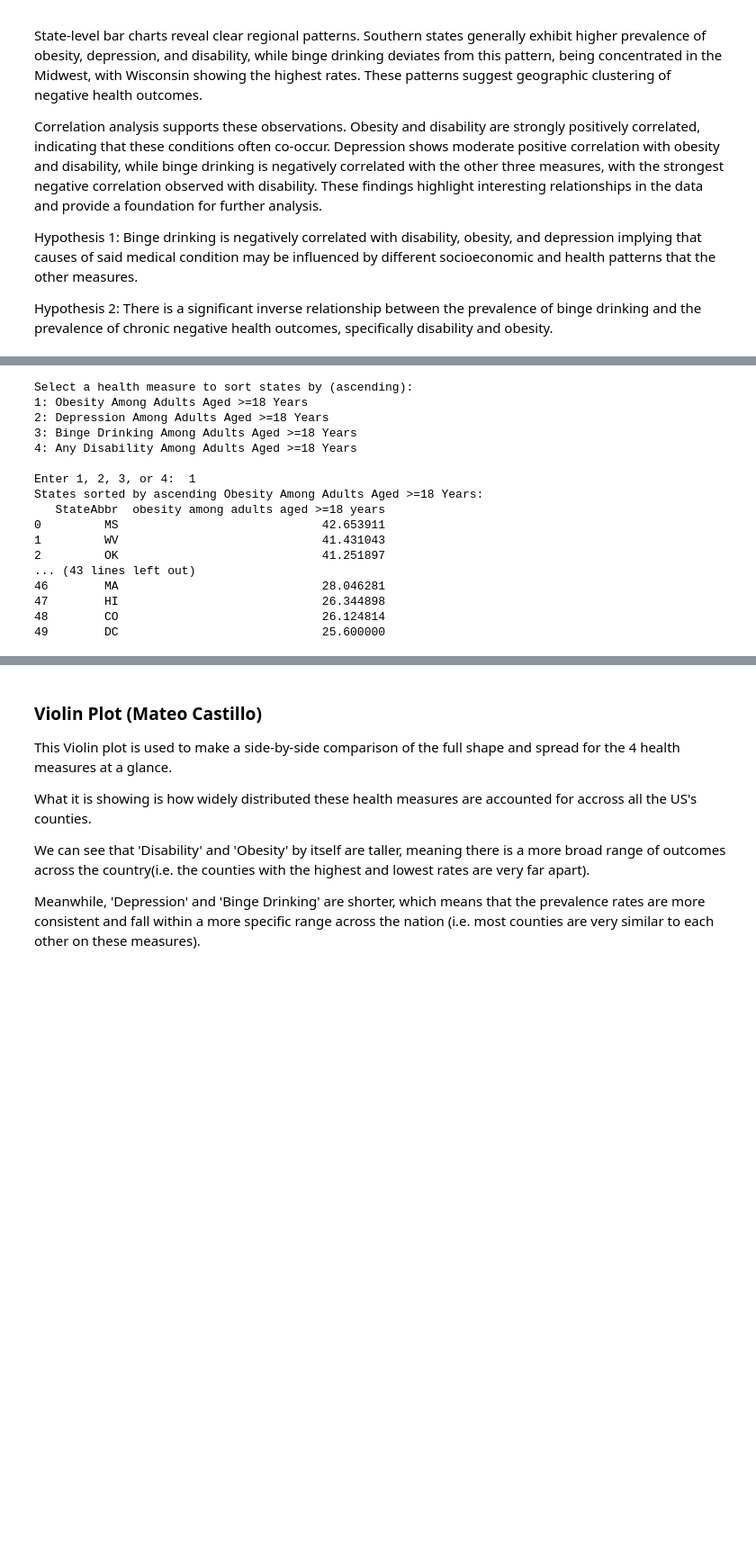
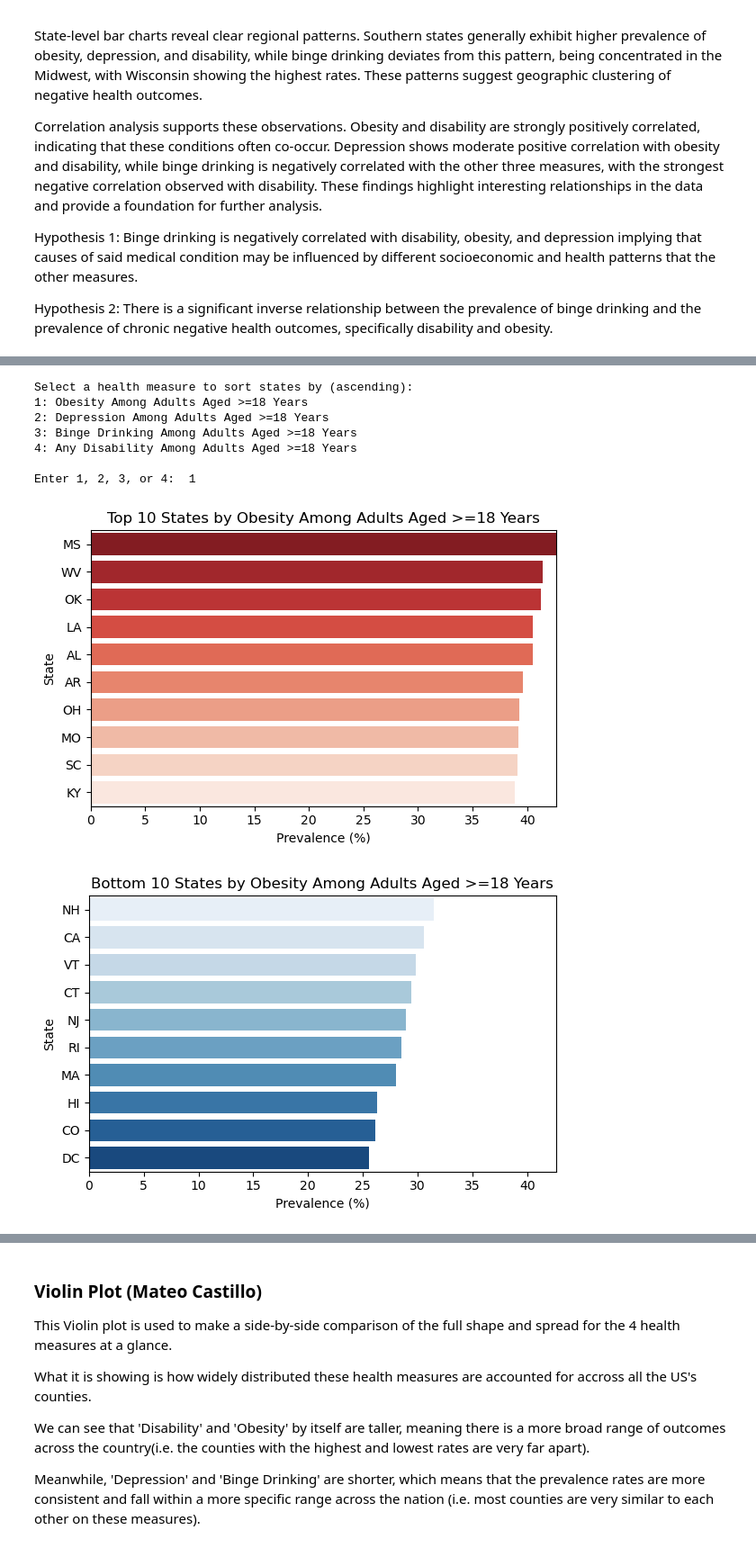
Before and after one commit to jjohn314/exploring-health-outcomes, a Jupyter notebook: prog_report.ipynb, the cells around one changed output, grey strips where cells are left out. Shown at 90% size. Drawn from its saved outputs; the diff is of its cells as text; code cells hidden in the pictures; blank space fills up the shorter version.

```diff
--- a/prog_report.ipynb
+++ b/prog_report.ipynb
@@ -135,52 +174,56 @@ Hypothesis 2: There is a significant inverse relationship between the prevalence
 # %%
-filePath = "filtered_PLACESData_2023.csv"
-
-dfWide = pd.read_csv(filePath)
-
+#printing options of availible health measures
 print("Select a health measure to sort states by (ascending):")
-
-
 measureColumnsDictionary = {
     1: "obesity among adults aged >=18 years",
     2: "depression among adults aged >=18 years",
     3: "binge drinking among adults aged >=18 years",
     4: "any disability among adults aged >=18 years"
 }
-
-
 for key, val in measureColumnsDictionary.items():
     print(f"{key}: {val.title()}")
 
+#ask for user's health outcome to analyze (number inputs 1-4)
+while True:
+    choice = int(input("\nEnter 1, 2, 3, or 4: ").strip())
+    if 1 <= choice <= 4:
+        break
+    else:
+        print("**Invalid choice.. try again.")
 
-choice = int(input("\nEnter 1, 2, 3, or 4: ").strip())
-
-
+#health measure selected and states are ordered before visual
 selectedMeasure = measureColumnsDictionary[choice]
-
-
 dfStateAverage = dfWide.groupby("StateAbbr")[selectedMeasure].mean().reset_index()
-
-
 dfStateAverage = dfStateAverage.sort_values(selectedMeasure, ascending=False).reset_index(drop=True)
 
+#showing figure for top 10 states
+topStates = dfStateAverage.head(10)
+plt.figure(figsize=(6,4))
+ax = sns.barplot(data=topStates, x=selectedMeasure, y="StateAbbr", hue="StateAbbr", palette="Reds_r", legend=False)
+ax.set(title=f'Top 10 States by {selectedMeasure.title()}', xlabel='Prevalence (%)', ylabel='State')
+plt.xlim(0, dfStateAverage[selectedMeasure].max())
+plt.tight_layout()
+plt.show()
 
+#showing figure for bottom 10 states
+bottomStates = dfStateAverage.tail(10)
+plt.figure(figsize=(6,4))
+ax = sns.barplot(data=bottomStates, x=selectedMeasure, y="StateAbbr", hue="StateAbbr", palette="Blues", legend=False)
+ax.set(title=f'Bottom 10 States by {selectedMeasure.title()}', xlabel='Prevalence (%)', ylabel='State')
+plt.xlim(0, dfStateAverage[selectedMeasure].max())
+plt.tight_layout()
+plt.show()
+
+#raw text for all states
 print(f"States sorted by ascending {selectedMeasure.title()}:")
 print(dfStateAverage)
 # %% [output]
 Select a health measure to sort states by (ascending):
 1: Obesity Among Adults Aged >=18 Years
 2: Depression Among Adults Aged >=18 Years
 3: Binge Drinking Among Adults Aged >=18 Years
 4: Any Disability Among Adults Aged >=18 Years
 
 Enter 1, 2, 3, or 4:  1
-States sorted by ascending Obesity Among Adults Aged >=18 Years:
-   StateAbbr  obesity among adults aged >=18 years
-0         MS                             42.653911
-1         WV                             41.431043
-2         OK                             41.251897
-... (43 lines left out)
-46        MA                             28.046281
-47        HI                             26.344898
-48        CO                             26.124814
-49        DC                             25.600000
+[figure, added]
+[figure, added]
```
Also changed, not shown: parts of 15 cells of this notebook.
